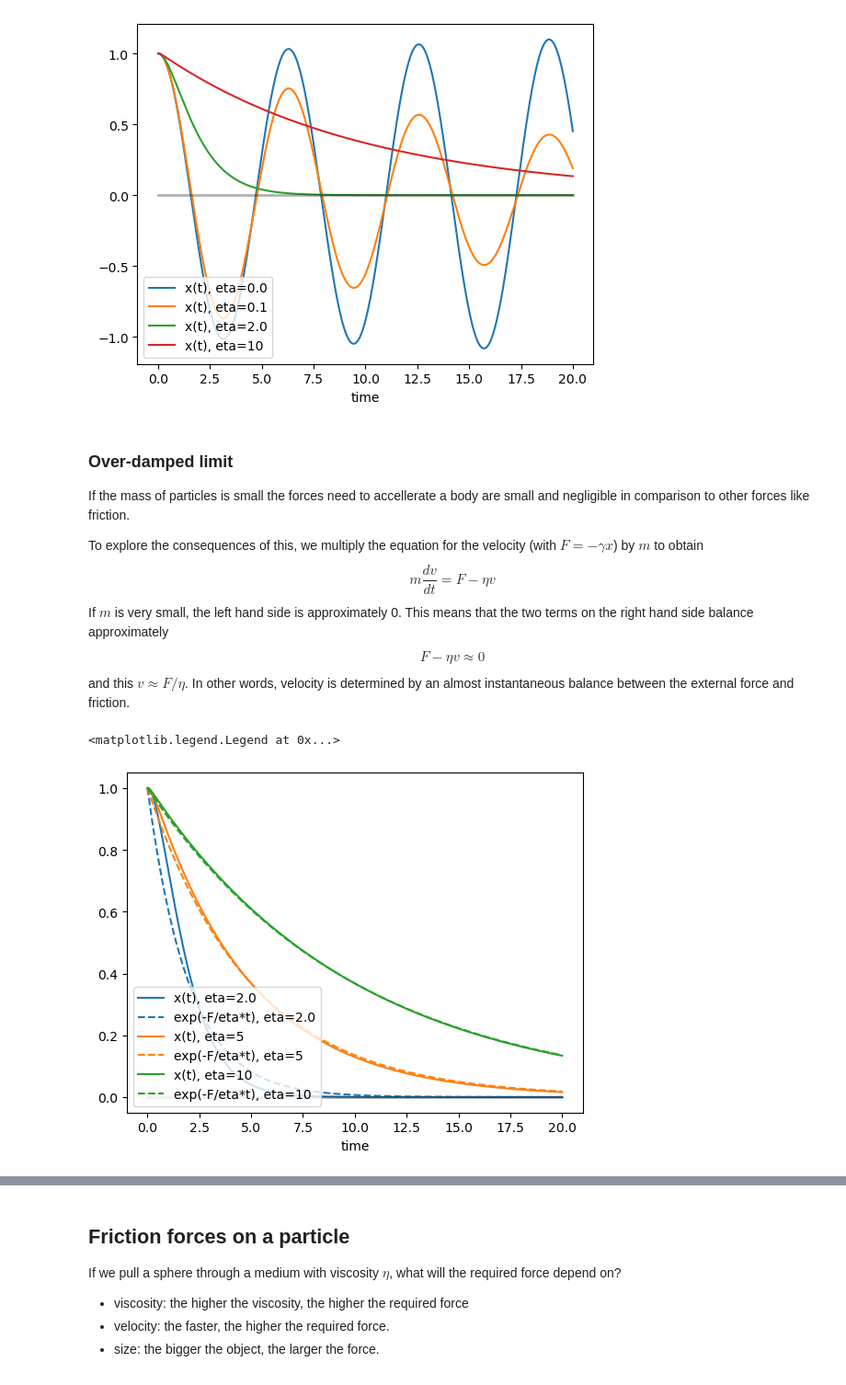
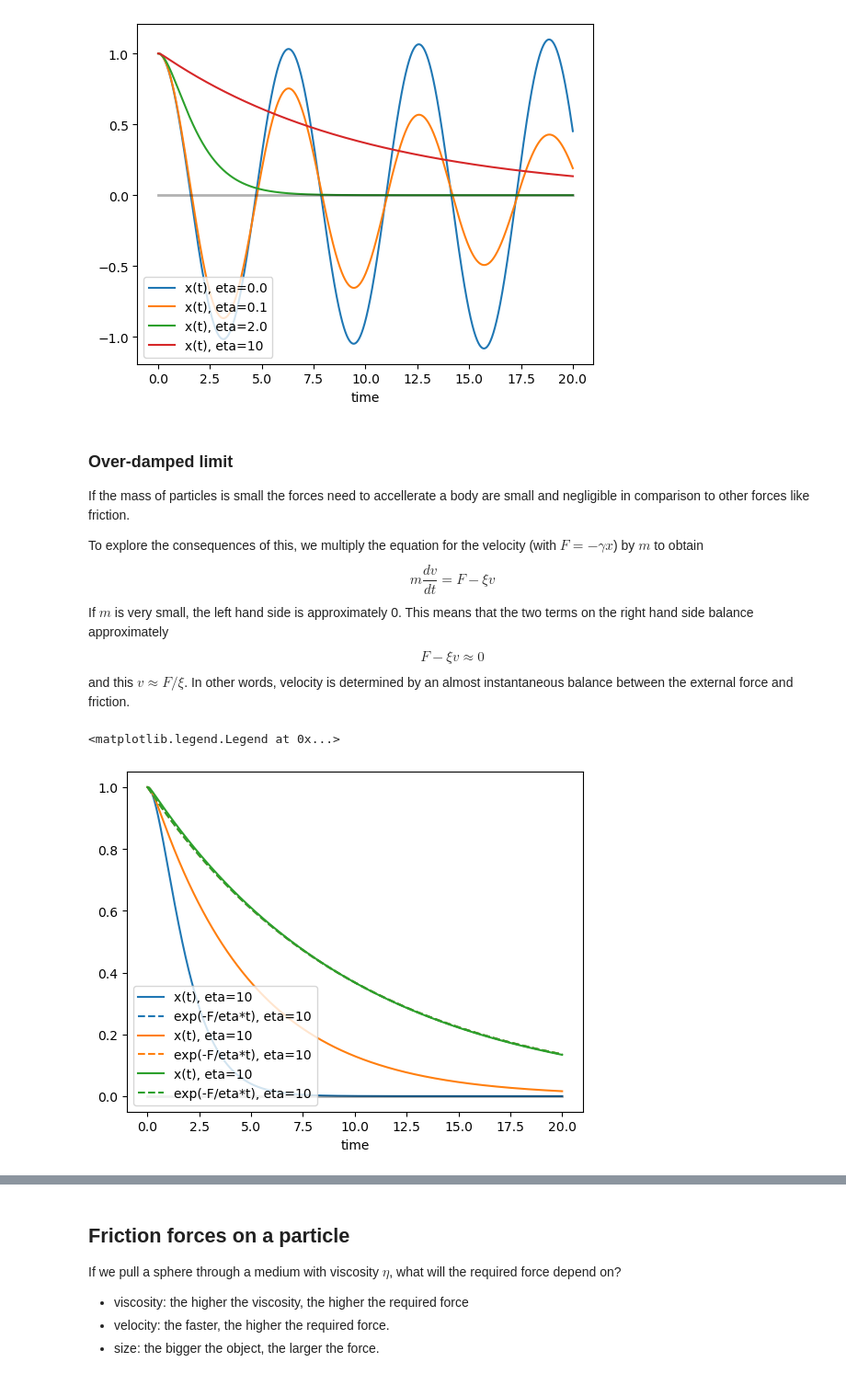
Before and after one commit to neherlab/PoL1-course-materials, a Jupyter notebook: notebooks/lecture02a_differentialequations.ipynb, the cells around one changed output, grey strips where cells are left out. Shown: that part at 92% size. Cells and saved outputs as stored; diff of their text form; code cells hidden in the pictures.

```diff
--- a/notebooks/lecture02a_differentialequations.ipynb
+++ b/notebooks/lecture02a_differentialequations.ipynb
@@ -151,14 +163,14 @@ We will now proceed and solve this system numerically.
 
 These equations have exact solutions as well and I encourage those more mathematically inclined to try and solve them.
 # %%
-def dx_dv(x,v, m, gamma, eta):
-    return v, -(x*gamma + eta*v)/m
+def dx_dv(x,v, m, gamma, xi):
+    return v, -(x*gamma + xi*v)/m
 
 x = 1
 v = 0
 m = 1
 gamma = 1
-eta = 10.5
+xi = 10.5
 
 t=0
 dt=0.01
@@ -168,7 +180,7 @@ v_list = [v]
 t_list = [t]
 
 while t<tmax:
-    dx, dv = dx_dv(x,v,m,gamma, eta)
+    dx, dv = dx_dv(x,v,m,gamma, xi)
     x += dt*dx
     x_list.append(x)
     v += dt*dv
@@ -220,29 +232,29 @@ If the mass of particles is small the forces need to accellerate a body are smal
 
 To explore the consequences of this, we multiply the equation for the velocity (with $F=-\gamma x$) by $m$ to obtain
 $$
-  m\frac{dv}{dt}  = F - \eta v
+  m\frac{dv}{dt}  = F - \xi v
 $$
 If $m$ is very small, the left hand side is approximately 0. This means that the two terms on the right hand side balance approximately
 $$
-F - \eta v \approx 0
+F - \xi v \approx 0
 $$
-and this $v\approx F/\eta$. In other words, velocity is determined by an almost instantaneous balance between the external force and friction.
+and this $v\approx F/\xi$. In other words, velocity is determined by an almost instantaneous balance between the external force and friction.
 # %%
 import numpy as np
-for ei, eta in enumerate([2.0, 5, 10]):
-    x,v,t = harmonic_trajectory(1.0, 0.0, 20, 1.0, 1.0, eta)
+for ei, xi in enumerate([2.0, 5, 10]):
+    x,v,t = harmonic_trajectory(1.0, 0.0, 20, 1.0, 1.0, xi)
 
     plt.plot(t, x, label=f'x(t), eta={eta}', c=f'C{ei}')
     plt.plot(t, np.exp(-1.0/eta*np.array(t)), label=f'exp(-F/eta*t), eta={eta}',c=f'C{ei}', ls='--')
     #plt.plot(t, v, label=f'v(t), eta={eta}', c=f'C{ei}')
     #plt.plot(t, -gamma*np.array(x)/eta, label=f'v(t), eta={eta}', c=f'C{ei}', ls='--')
 
 plt.plot([0,20], [0,0], alpha=0.3, lw=2, c='black')
 plt.xlabel('time')
 plt.legend(loc=3)
 # %% [output]
 <matplotlib.legend.Legend at 0x...>
-[figure, old version]
+[figure, new version]
 # %% [markdown]
 ### Friction and viscosity
 
```
Also changed, not shown: parts of 3 cells of this notebook, 5 other files.
